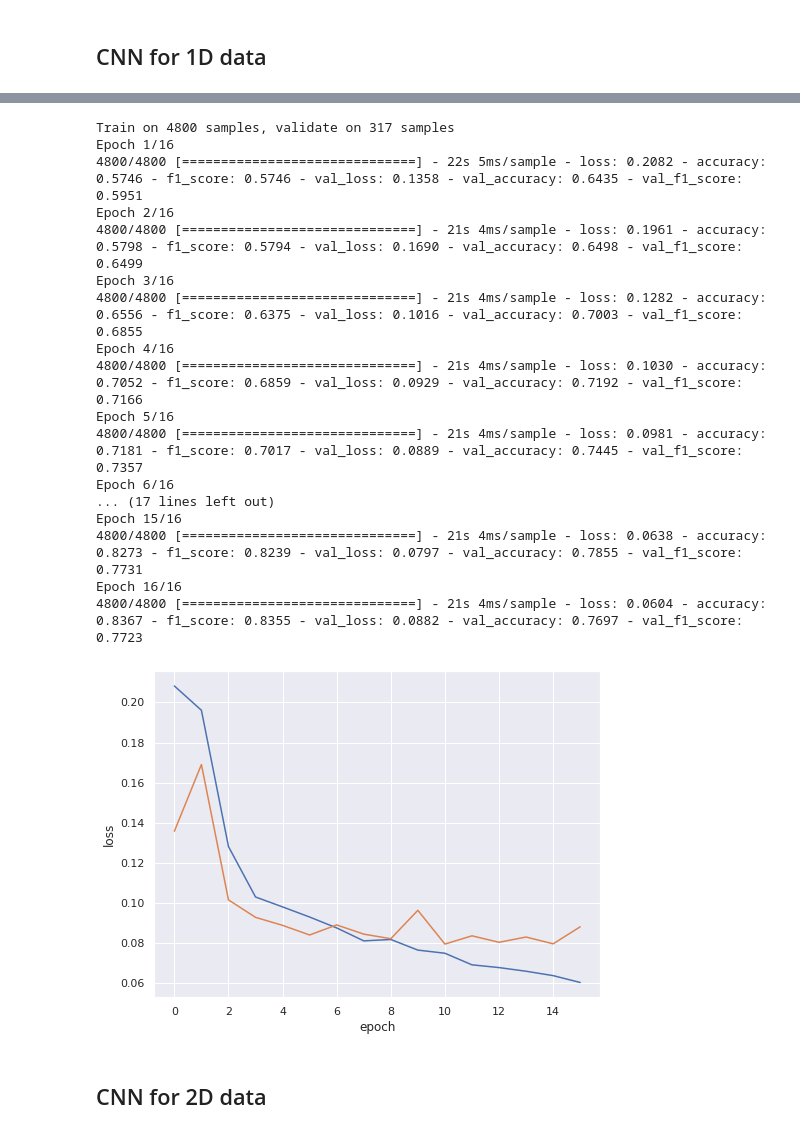
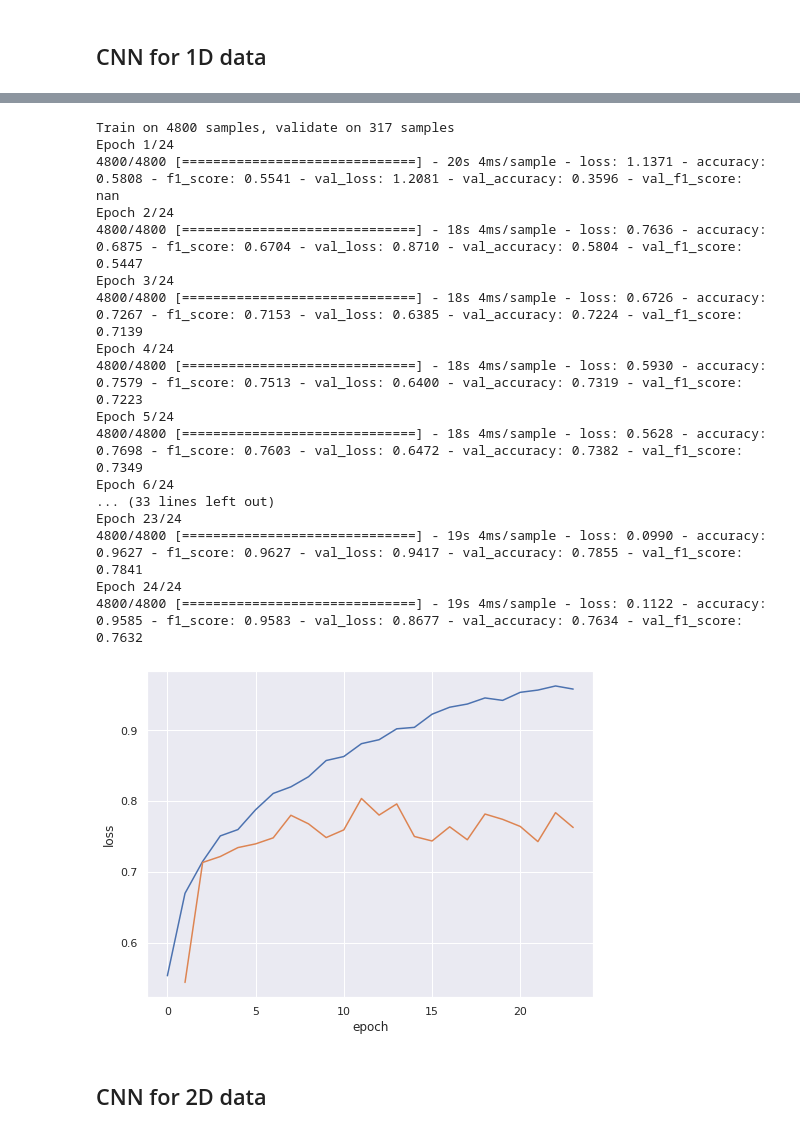
Before and after one commit to RoseYuan/ML, a Jupyter notebook: Task3/task3.ipynb, the cells around one changed output, grey strips where cells are left out. Cells and saved outputs as stored; diff of their text form; code cells hidden in the pictures.

Commit message:
CNN early stopping, save best model

```diff
--- a/Task3/task3.ipynb
+++ b/Task3/task3.ipynb
@@ -255,0 +387,5 @@ plt.imshow(X_2d[1], cmap='gray')
+# %%
+clf.fit(features[:5000], y_raw[:5000])
+# %%
+y_true = y_raw[5000:]
+y_pred = clf.predict(features[5000:])
@@ -361,28 +514,27 @@ def f1_score(y_true, y_pred):
 model = tf.keras.Sequential(
     [
         tf.keras.layers.Reshape(input_shape=(17813,), target_shape=(17813, 1)),
-        tf.keras.layers.MaxPool1D(pool_size=(5,), strides=(5,)),
 
-        tf.keras.layers.Conv1D(kernel_size=5, filters=16, activation='relu'),
+        tf.keras.layers.Conv1D(kernel_size=11, filters=16, strides=2, activation='relu'),
         tf.keras.layers.BatchNormalization(),
 
-        tf.keras.layers.Conv1D(kernel_size=5, filters=16, activation='relu'),
+        tf.keras.layers.Conv1D(kernel_size=11, filters=16, strides=2, activation='relu'),
         tf.keras.layers.BatchNormalization(),
 
         tf.keras.layers.MaxPool1D(pool_size=(2,), strides=(2,)),
 
-        tf.keras.layers.Conv1D(kernel_size=5, filters=32, activation='relu'),
+        tf.keras.layers.Conv1D(kernel_size=7, filters=32, strides=2, activation='relu'),
         tf.keras.layers.BatchNormalization(),
 
-        tf.keras.layers.Conv1D(kernel_size=5, filters=32, activation='relu'),
+        tf.keras.layers.Conv1D(kernel_size=7, filters=32, strides=2, activation='relu'),
         tf.keras.layers.BatchNormalization(),
 
         tf.keras.layers.MaxPool1D(pool_size=(2,), strides=(2,)),
 
-        tf.keras.layers.Conv1D(kernel_size=5, filters=64, activation='relu'),
+        tf.keras.layers.Conv1D(kernel_size=5, filters=64, strides=2, activation='relu'),
         tf.keras.layers.BatchNormalization(),
 
-        tf.keras.layers.Conv1D(kernel_size=5, filters=64, activation='relu'),
+        tf.keras.layers.Conv1D(kernel_size=5, filters=64, strides=2, activation='relu'),
         tf.keras.layers.BatchNormalization(),
 
         tf.keras.layers.GlobalMaxPooling1D(),
@@ -396,6 +548,6 @@ model = tf.keras.Sequential(
     ]
 )
 
-model.compile(optimizer='adam', loss='mse', metrics=['accuracy', f1_score])
+model.compile(optimizer='adam', loss='categorical_crossentropy', metrics=['accuracy', f1_score])
 model.summary()
 # %% [output]
@@ -423,39 +573,39 @@ y_target.shape
 # %%
 #es = tf.keras.callbacks.EarlyStopping(monitor='val_loss', min_delta=0, patience=2, verbose=0, mode='auto')
-#mcp = tf.keras.callbacks.ModelCheckpoint('./best_model.hdf5', monitor='val_f1_score', verbose=0, save_best_only=True, save_weights_only=False, mode='max')
+mcp = tf.keras.callbacks.ModelCheckpoint('./best_1d_model.hdf5', monitor='val_f1_score', verbose=0, save_best_only=True, save_weights_only=False, mode='max')
 history = model.fit(x=X_train,
                     y=y_target,
                     batch_size=32,
-                    epochs=16,
-                    validation_data=validation_dataset,)
-                    #callbacks=[es, mcp])
+                    epochs=24,
+                    validation_data=validation_dataset,
+                    callbacks=[mcp])
 # %% [output]
 Train on 4800 samples, validate on 317 samples
-Epoch 1/16
-4800/4800 [==============================] - 22s 5ms/sample - loss: 0.2082 - accuracy: 0.5746 - f1_score: 0.5746 - val_loss: 0.1358 - val_accuracy: 0.6435 - val_f1_score: 0.5951
-Epoch 2/16
-4800/4800 [==============================] - 21s 4ms/sample - loss: 0.1961 - accuracy: 0.5798 - f1_score: 0.5794 - val_loss: 0.1690 - val_accuracy: 0.6498 - val_f1_score: 0.6499
-Epoch 3/16
-4800/4800 [==============================] - 21s 4ms/sample - loss: 0.1282 - accuracy: 0.6556 - f1_score: 0.6375 - val_loss: 0.1016 - val_accuracy: 0.7003 - val_f1_score: 0.6855
-Epoch 4/16
-4800/4800 [==============================] - 21s 4ms/sample - loss: 0.1030 - accuracy: 0.7052 - f1_score: 0.6859 - val_loss: 0.0929 - val_accuracy: 0.7192 - val_f1_score: 0.7166
-Epoch 5/16
-4800/4800 [==============================] - 21s 4ms/sample - loss: 0.0981 - accuracy: 0.7181 - f1_score: 0.7017 - val_loss: 0.0889 - val_accuracy: 0.7445 - val_f1_score: 0.7357
-Epoch 6/16
-... (17 lines left out)
-Epoch 15/16
-4800/4800 [==============================] - 21s 4ms/sample - loss: 0.0638 - accuracy: 0.8273 - f1_score: 0.8239 - val_loss: 0.0797 - val_accuracy: 0.7855 - val_f1_score: 0.7731
-Epoch 16/16
-4800/4800 [==============================] - 21s 4ms/sample - loss: 0.0604 - accuracy: 0.8367 - f1_score: 0.8355 - val_loss: 0.0882 - val_accuracy: 0.7697 - val_f1_score: 0.7723
+Epoch 1/24
+4800/4800 [==============================] - 20s 4ms/sample - loss: 1.1371 - accuracy: 0.5808 - f1_score: 0.5541 - val_loss: 1.2081 - val_accuracy: 0.3596 - val_f1_score: nan
+Epoch 2/24
+4800/4800 [==============================] - 18s 4ms/sample - loss: 0.7636 - accuracy: 0.6875 - f1_score: 0.6704 - val_loss: 0.8710 - val_accuracy: 0.5804 - val_f1_score: 0.5447
+Epoch 3/24
+4800/4800 [==============================] - 18s 4ms/sample - loss: 0.6726 - accuracy: 0.7267 - f1_score: 0.7153 - val_loss: 0.6385 - val_accuracy: 0.7224 - val_f1_score: 0.7139
+Epoch 4/24
+4800/4800 [==============================] - 18s 4ms/sample - loss: 0.5930 - accuracy: 0.7579 - f1_score: 0.7513 - val_loss: 0.6400 - val_accuracy: 0.7319 - val_f1_score: 0.7223
+Epoch 5/24
+4800/4800 [==============================] - 18s 4ms/sample - loss: 0.5628 - accuracy: 0.7698 - f1_score: 0.7603 - val_loss: 0.6472 - val_accuracy: 0.7382 - val_f1_score: 0.7349
+Epoch 6/24
+... (33 lines left out)
+Epoch 23/24
+4800/4800 [==============================] - 19s 4ms/sample - loss: 0.0990 - accuracy: 0.9627 - f1_score: 0.9627 - val_loss: 0.9417 - val_accuracy: 0.7855 - val_f1_score: 0.7841
+Epoch 24/24
+4800/4800 [==============================] - 19s 4ms/sample - loss: 0.1122 - accuracy: 0.9585 - f1_score: 0.9583 - val_loss: 0.8677 - val_accuracy: 0.7634 - val_f1_score: 0.7632
 # %%
 plt.figure(figsize=(8,6))
-plt.plot(history.history['loss'])
-plt.plot(history.history['val_loss'])
+plt.plot(history.history['f1_score'])
+plt.plot(history.history['val_f1_score'])
 plt.ylabel('loss')
 plt.xlabel('epoch')
 plt.show()
 # %% [output]
-[figure, old version]
+[figure, new version]
 # %% [markdown]
 ## CNN for 2D data
 # %%
```
Also changed, not shown: parts of 36 cells of this notebook, 3 other files.
